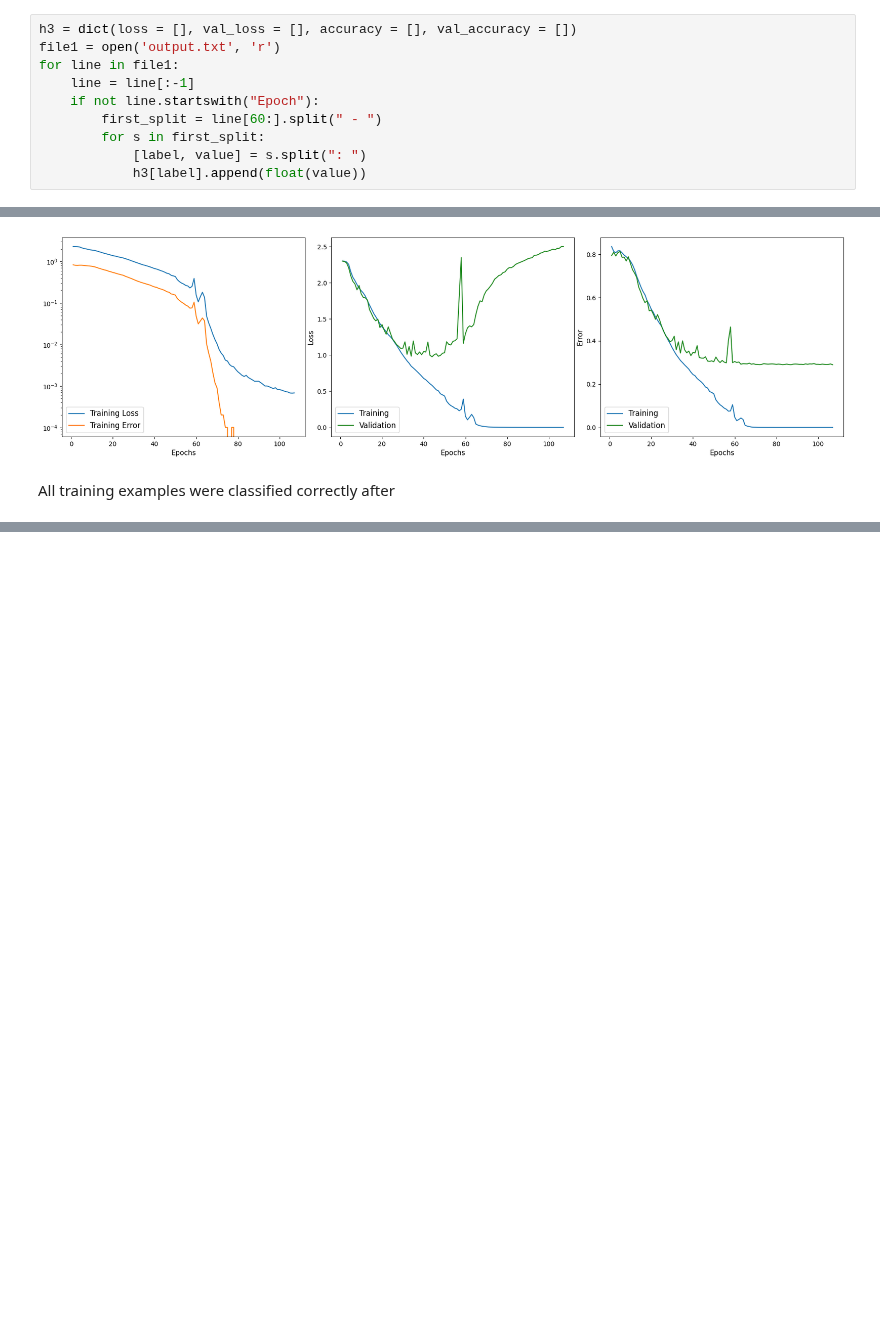
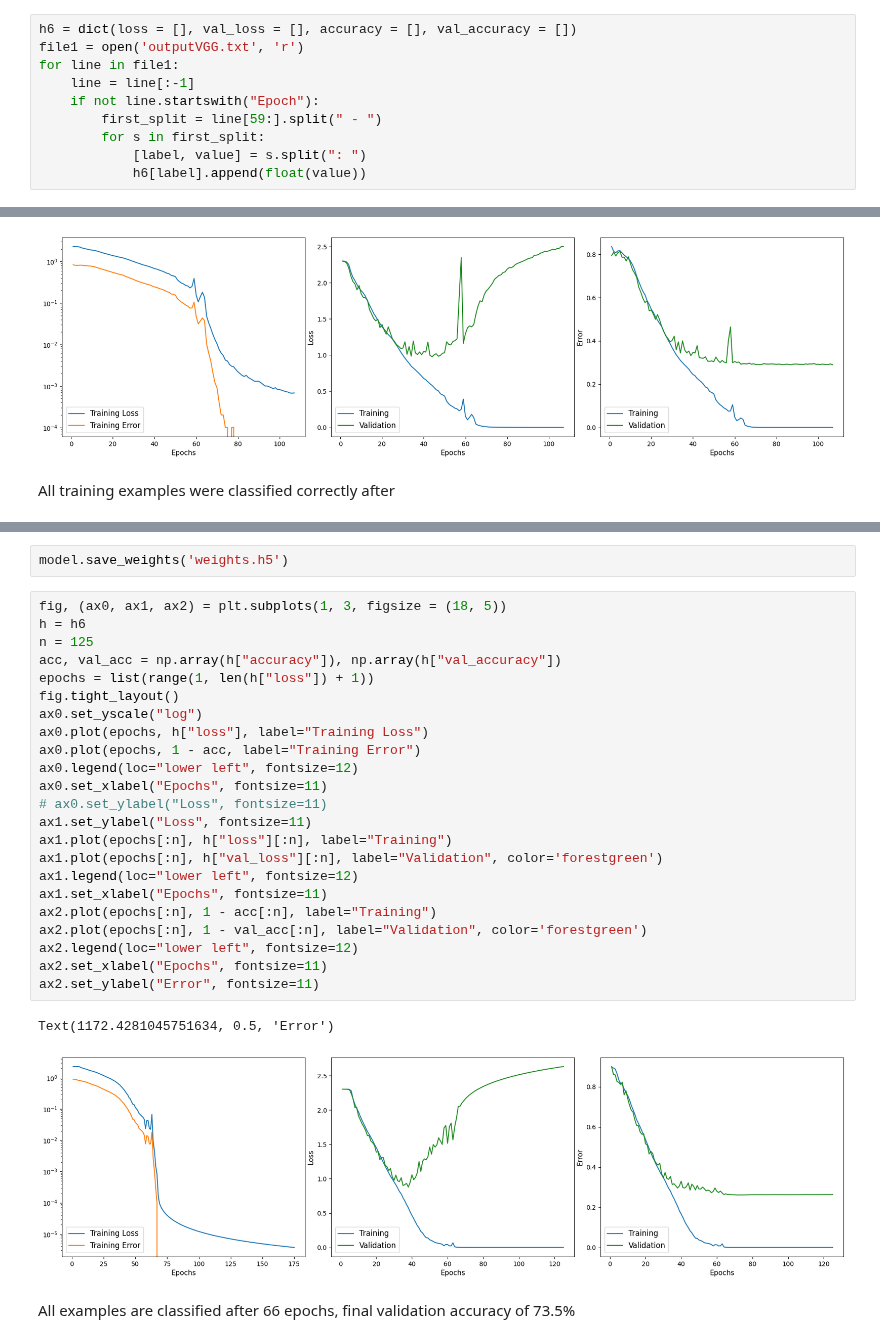
Before and after one commit to EfimSo/LossConvergence, a Jupyter notebook: CNN_Nacson.ipynb, the cells around one changed output, grey strips where cells are left out. Drawn from its saved outputs; the diff is of its cells as text; blank space fills up the shorter version.

```diff
--- a/CNN_Nacson.ipynb
+++ b/CNN_Nacson.ipynb
@@ -241,15 +249,15 @@ model.compile(loss ="categorical_crossentropy", optimizer=optimizer, metrics =["
 # %%
 history = model.fit(X_train, Y_train_en, batch_size=100, epochs = 150, verbose=1,validation_data=(X_test,Y_test_en))
 # %%
-h3 = dict(loss = [], val_loss = [], accuracy = [], val_accuracy = [])
-file1 = open('output.txt', 'r')
+h6 = dict(loss = [], val_loss = [], accuracy = [], val_accuracy = [])
+file1 = open('outputVGG.txt', 'r')
 for line in file1:
     line = line[:-1]
     if not line.startswith("Epoch"):
-        first_split = line[60:].split(" - ")
+        first_split = line[59:].split(" - ")
         for s in first_split:
             [label, value] = s.split(": ")
-            h3[label].append(float(value))
+            h6[label].append(float(value))
 # %%
 h5 = dict(loss = [], val_loss = [], accuracy = [], val_accuracy = [])
 for i, label in enumerate(h3.keys()):
@@ -286,0 +423,30 @@ for i, s in enumerate(h["accuracy"]):
+# %%
+model.save_weights('weights.h5')
+# %%
+fig, (ax0, ax1, ax2) = plt.subplots(1, 3, figsize = (18, 5))
+h = h6
+n = 125
+acc, val_acc = np.array(h["accuracy"]), np.array(h["val_accuracy"])
+epochs = list(range(1, len(h["loss"]) + 1))
+fig.tight_layout()
+ax0.set_yscale("log")
+ax0.plot(epochs, h["loss"], label="Training Loss")
+ax0.plot(epochs, 1 - acc, label="Training Error")
+ax0.legend(loc="lower left", fontsize=12)
+ax0.set_xlabel("Epochs", fontsize=11)
+# ax0.set_ylabel("Loss", fontsize=11)
+ax1.set_ylabel("Loss", fontsize=11)
+ax1.plot(epochs[:n], h["loss"][:n], label="Training")
+ax1.plot(epochs[:n], h["val_loss"][:n], label="Validation", color='forestgreen')
+ax1.legend(loc="lower left", fontsize=12)
+ax1.set_xlabel("Epochs", fontsize=11)
+ax2.plot(epochs[:n], 1 - acc[:n], label="Training")
+ax2.plot(epochs[:n], 1 - val_acc[:n], label="Validation", color='forestgreen')
+ax2.legend(loc="lower left", fontsize=12)
+ax2.set_xlabel("Epochs", fontsize=11)
+ax2.set_ylabel("Error", fontsize=11)
+# %% [output]
+Text(1172.4281045751634, 0.5, 'Error')
+[figure, added]
+# %% [markdown]
+All examples are classified after 66 epochs, final validation accuracy of 73.5%
```
Also changed, not shown: parts of 9 cells of this notebook, 3 other files.
